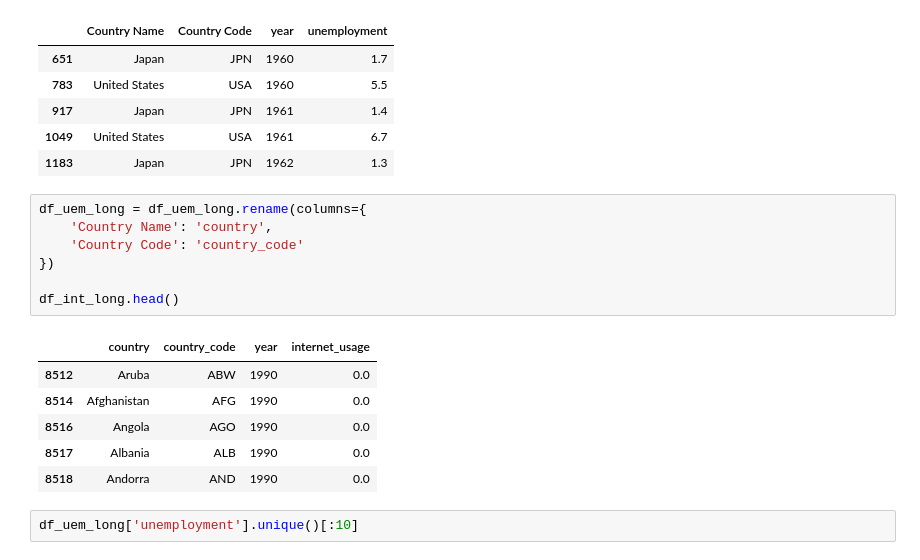
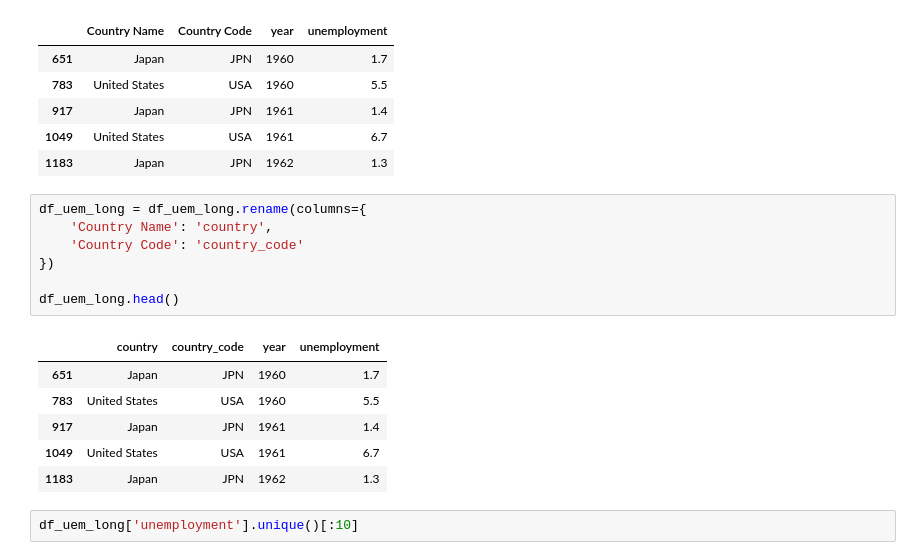
Before and after one commit to alfredojavierarnezvaldes/socioeconomic-analysis-gdp, a Jupyter notebook: data_cleaning.ipynb, the cells around one changed output. Saved outputs shown, nothing was run; the diff lists cells and outputs as text.

```diff
--- a/data_cleaning.ipynb
+++ b/data_cleaning.ipynb
@@ -458,17 +458,17 @@ df_uem_long.head()
 # %%
 df_uem_long = df_uem_long.rename(columns={
     'Country Name': 'country',
     'Country Code': 'country_code'
 })
 
-df_int_long.head()
+df_uem_long.head()
 # %% [output]
-|  | country | country_code | year | internet_usage |
-| 8512 | Aruba | ABW | 1990 | 0.0 |
-| 8514 | Afghanistan | AFG | 1990 | 0.0 |
-| 8516 | Angola | AGO | 1990 | 0.0 |
-| 8517 | Albania | ALB | 1990 | 0.0 |
-| 8518 | Andorra | AND | 1990 | 0.0 |
+|  | country | country_code | year | unemployment |
+| 651 | Japan | JPN | 1960 | 1.7 |
+| 783 | United States | USA | 1960 | 5.5 |
+| 917 | Japan | JPN | 1961 | 1.4 |
+| 1049 | United States | USA | 1961 | 6.7 |
+| 1183 | Japan | JPN | 1962 | 1.3 |
 # %%
 df_uem_long['unemployment'].unique()[:10]
 # %% [output]
```
Also changed, not shown: parts of 13 cells of this notebook.
